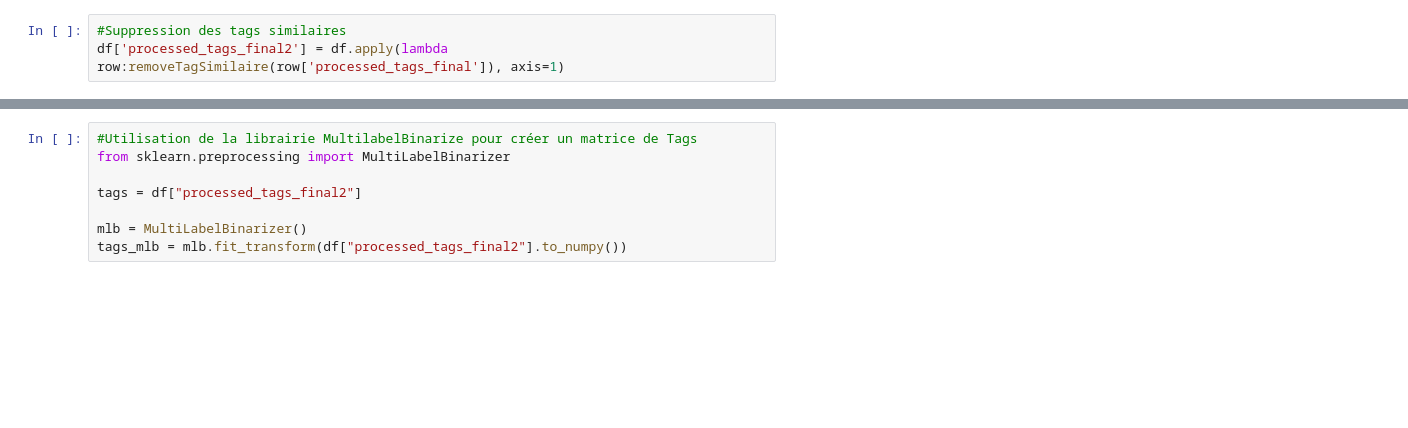
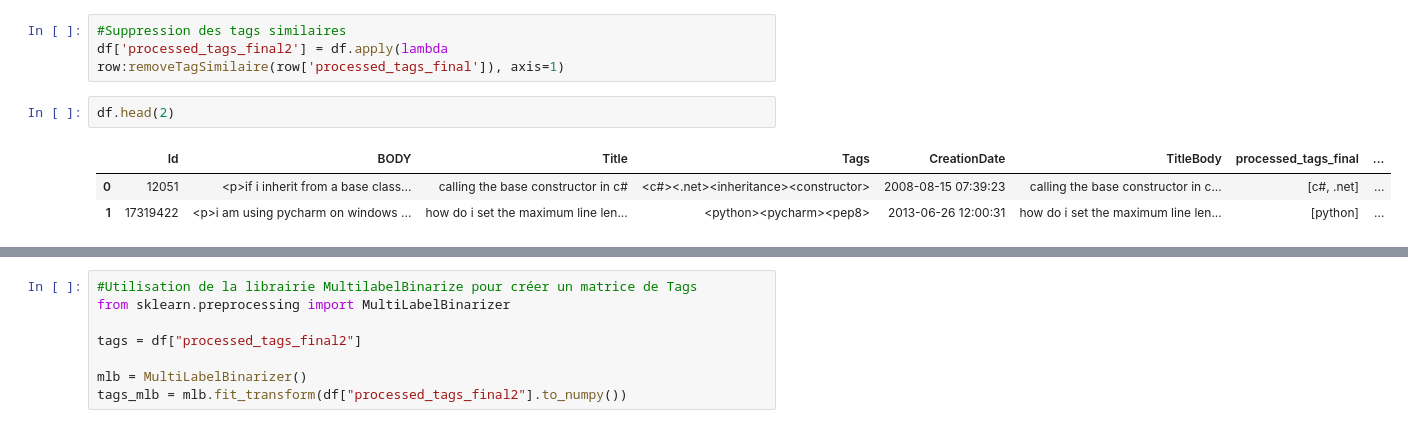
Before and after one commit to jeje0410/P6_Categorisation_questions, a Jupyter notebook: P6_Modele.ipynb, the cells around one changed output, grey strips where cells are left out. Saved outputs shown, nothing was run; the diff lists cells and outputs as text; blank space fills up the shorter version.

```diff
--- a/P6_Modele.ipynb
+++ b/P6_Modele.ipynb
@@ -62,4 +60,10 @@ df['TitleBody_final'] = df.apply(lambda row:removeOnlyNumeric(row['TitleBody_fin
 # %%
 #Suppression des tags similaires
 df['processed_tags_final2'] = df.apply(lambda row:removeTagSimilaire(row['processed_tags_final']), axis=1)
+# %%
+df.head(2)
+# %% [output]
+|  | Id | BODY | Title | Tags | CreationDate | TitleBody | processed_tags_final | ... |
+| 0 | 12051 | <p>if i inherit from a base class... | calling the base constructor in c# | <c#><.net><inheritance><constructor> | 2008-08-15 07:39:23 | calling the base constructor in c... | [c#, .net] | ... |
+| 1 | 17319422 | <p>i am using pycharm on windows ... | how do i set the maximum line len... | <python><pycharm><pep8> | 2013-06-26 12:00:31 | how do i set the maximum line len... | [python] | ... |
 # %%
```
Also changed, not shown: parts of 7 cells of this notebook, 7 other files.
